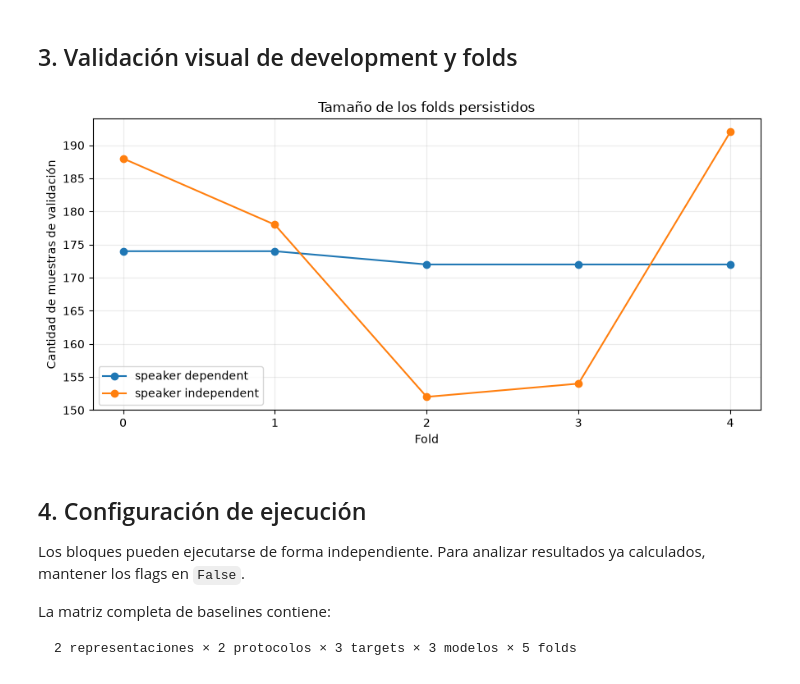
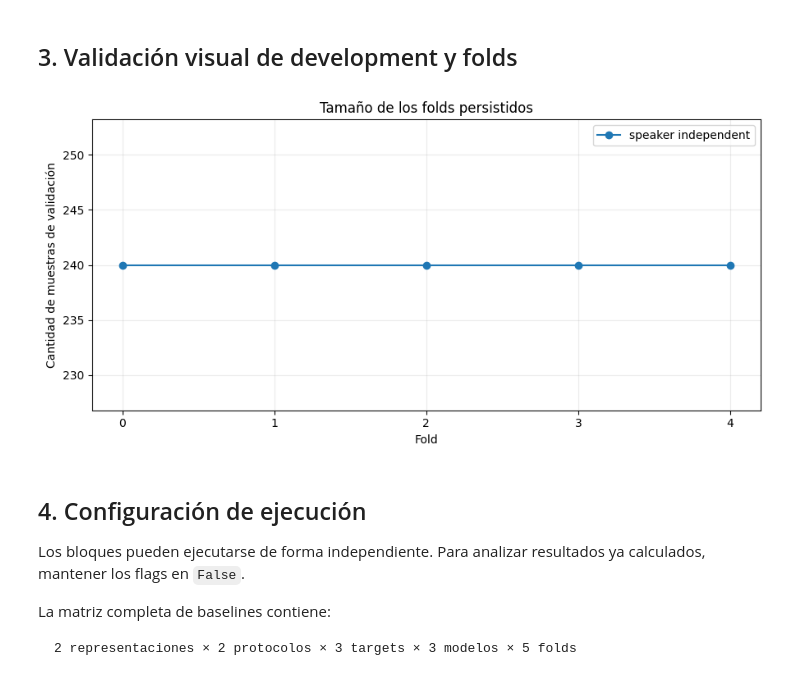
Before and after one commit to FrancoSandri/Speech_Emotion_Recognition, a Jupyter notebook: notebooks/03_baselines_refinement.ipynb, the cells around one changed output. Saved outputs shown, nothing was run; the diff lists cells and outputs as text; code cells hidden in the pictures.

```diff
--- a/notebooks/03_baselines_refinement.ipynb
+++ b/notebooks/03_baselines_refinement.ipynb
@@ -86,53 +86,41 @@ wav2vec: (1440, 769)
 # %%
 development = metadata.merge(
     splits,
     on="file_id",
     how="inner",
     validate="one_to_one",
 ).query("partition == 'development'")
 
-assert len(development) == 864
-assert (
-    development[["fold_speaker_dependent", "fold_speaker_independent"]] >= 0
-).all().all()
+assert (development["fold_speaker_independent"] >= 0).all()
 assert development["emotion_original"].nunique() == 8
 assert development["emotion_quadrant"].nunique() == 4
 
 fold_audit = (
     development
-    .melt(
-        value_vars=[
-            "fold_speaker_dependent",
-            "fold_speaker_independent",
-        ],
-        var_name="protocol",
-        value_name="fold",
-    )
-    .groupby(["protocol", "fold"], observed=True)
+    .groupby("fold_speaker_independent", observed=True)
     .size()
     .rename("n_samples")
     .reset_index()
 )
 
 fig, ax = plt.subplots(figsize=(9, 4.5))
-for protocol, group in fold_audit.groupby("protocol", observed=True):
-    ax.plot(
-        group["fold"],
-        group["n_samples"],
-        marker="o",
-        label=protocol.replace("fold_", "").replace("_", " "),
-    )
+ax.plot(
+    fold_audit["fold_speaker_independent"],
+    fold_audit["n_samples"],
+    marker="o",
+    label="speaker independent",
+)
 
-ax.set_xticks(sorted(fold_audit["fold"].unique()))
+ax.set_xticks(sorted(fold_audit["fold_speaker_independent"].unique()))
 ax.set_xlabel("Fold")
 ax.set_ylabel("Cantidad de muestras de validación")
 ax.set_title("Tamaño de los folds persistidos")
 ax.grid(alpha=0.25)
 ax.legend()
 plt.tight_layout()
 plt.show()
 # %% [output]
-[figure, old version]
+[figure, new version]
 # %% [markdown]
 ## 4. Configuración de ejecución
 
```
Also changed, not shown: parts of 17 cells of this notebook, 45 other files.
